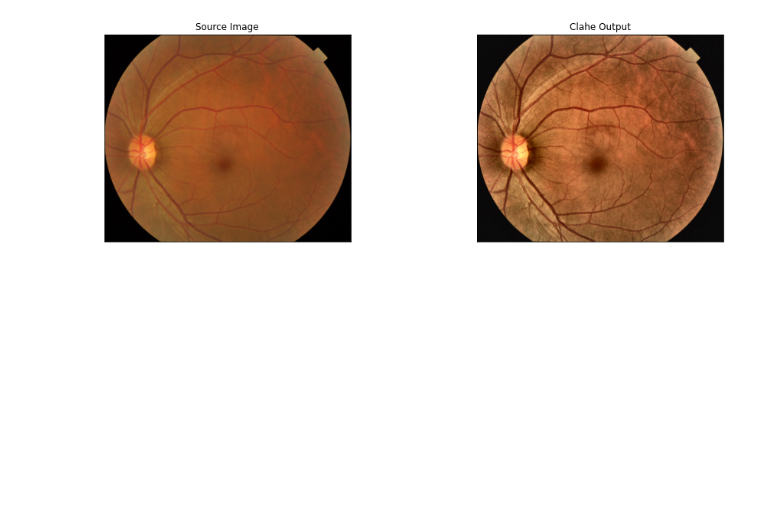
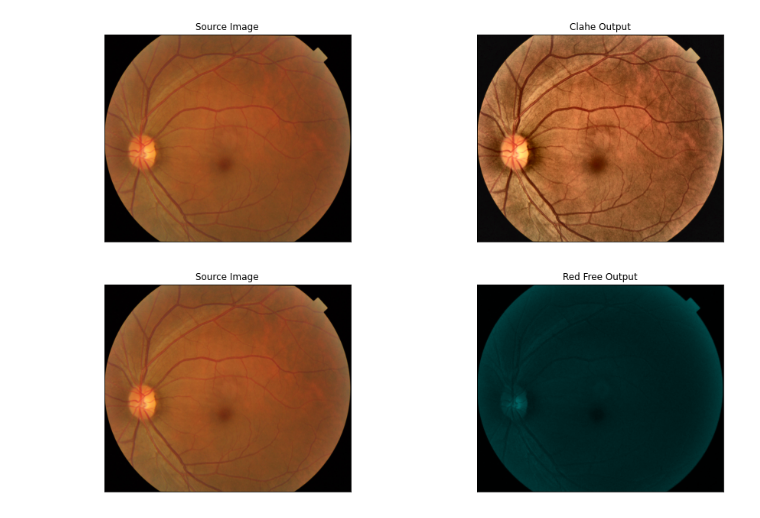
Before and after one commit to CostaDiego/image-enhancement, a Jupyter notebook: ImageEnhancement.ipynb, the cells around one changed output. Saved outputs shown, nothing was run; the diff lists cells and outputs as text; code cells hidden in the pictures; blank space fills up the shorter version.

Commit message:
Add red free filter demonstration

```diff
--- a/ImageEnhancement.ipynb
+++ b/ImageEnhancement.ipynb
@@ -55,3 +55,20 @@ imgCLAHE_RGB = cv2.cvtColor(imgCLAHE, cv2.COLOR_BGR2RGB)
 visualize(Source_Image = img_RGB,CLAHE_Output = imgCLAHE_RGB)
 # %% [output]
 [figure]
+# %%
+def redFree(image):
+    #-----Split Channels--------------------------------------------------------
+    bChannel, gChannel, rChannel = cv2.split(image)
+    rChannel[:] = 0
+
+    #-----Merge the Green and BLue Channel--------------------------------------
+    imageBG = cv2.merge((bChannel,bChannel,rChannel))
+
+    return imageBG
+# %%
+imgRedFree = redFree(img)
+imgRedFreeGB = cv2.cvtColor(imgRedFree, cv2.COLOR_BGR2RGB)
+# %%
+visualize(Source_Image = img_RGB,Red_Free_Output = imgRedFreeGB)
+# %% [output]
+[figure, added]
```
Also changed, not shown: parts of 3 cells of this notebook.
